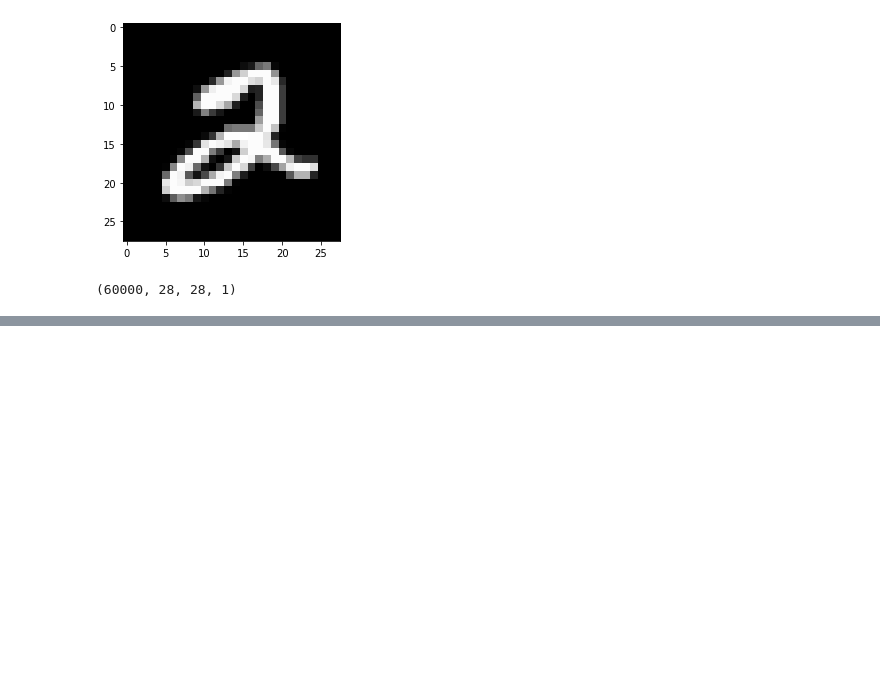
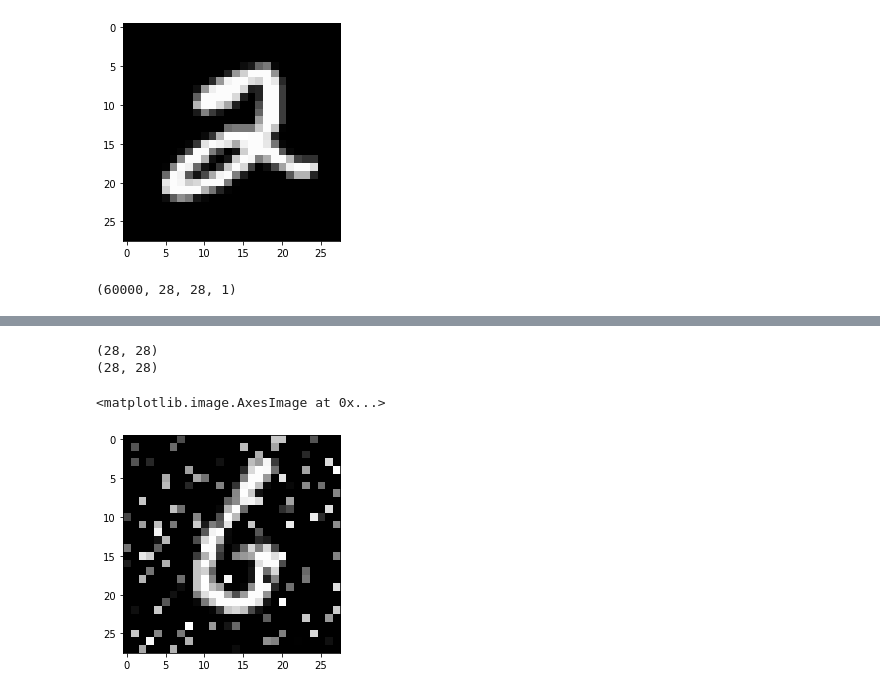
Before and after one commit to Xwyzworms/ComputerVisionJourney, a Jupyter notebook: AutoEncoder/autoEncoder.ipynb, the cells around one changed output, grey strips where cells are left out. Drawn from its saved outputs; the diff is of its cells as text; code cells hidden in the pictures; blank space fills up the shorter version.

```diff
--- a/AutoEncoder/autoEncoder.ipynb
+++ b/AutoEncoder/autoEncoder.ipynb
@@ -68,0 +74,23 @@ plt.imshow(autoencoderModel.predict(x_test[50].reshape(-1,28,28,1))[0],cmap="gra
+# %%
+def add_noise(img):
+	noisy = []
+	print(img.shape)
+	for row in img:
+		new_pixel = []
+		for pixel in row:
+			if np.random.choice( range(100)) <= 15:
+				val = np.random.uniform(0, 1)
+				new_pixel.append(val)
+			else :
+				new_pixel.append(pixel)
+		noisy.append(new_pixel)
+	noisy = np.array(noisy)
+	print(noisy.shape)
+	return noisy
+noise_sample = add_noise(x_test[50].reshape(28,28))
+plt.imshow(noise_sample,cmap="gray")
+# %% [output]
+(28, 28)
+(28, 28)
+<matplotlib.image.AxesImage at 0x...>
+[figure, added]
```
Also changed, not shown: parts of 5 cells of this notebook, 1 other file.
